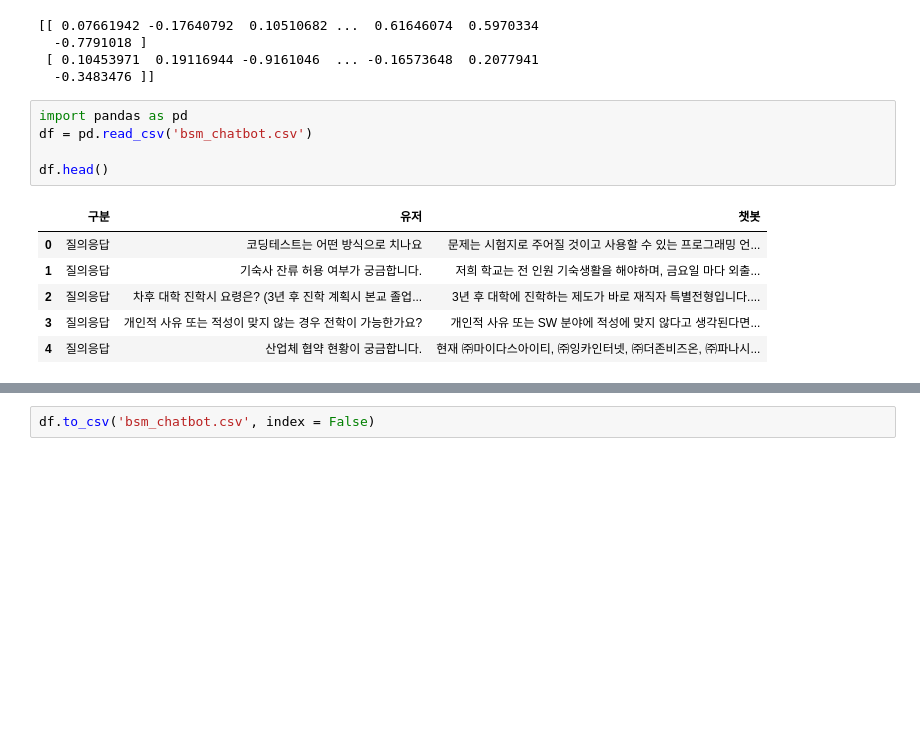
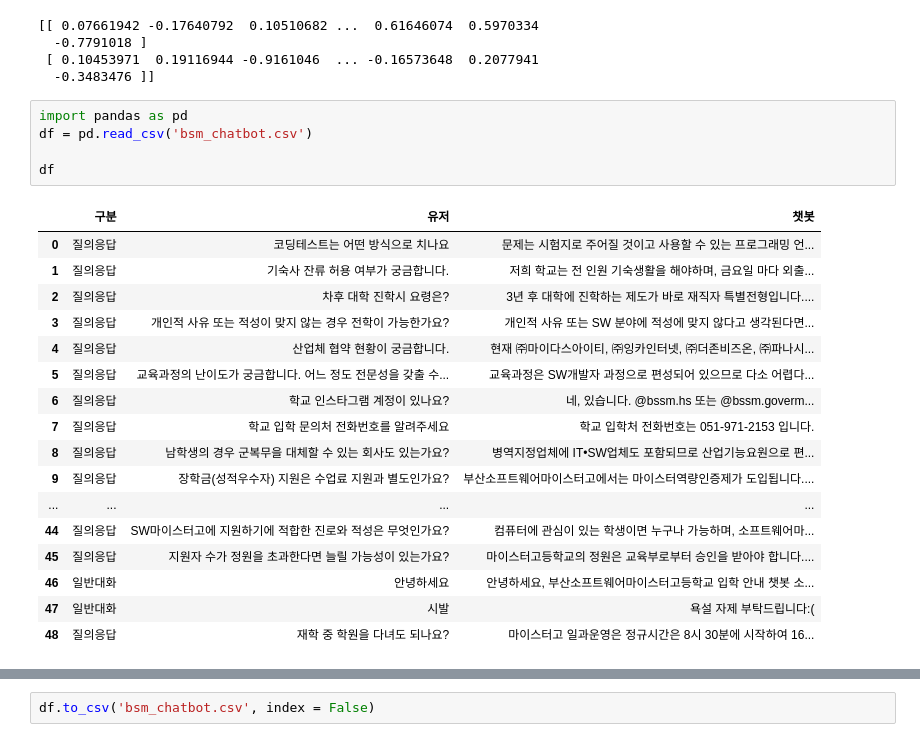
Before and after one commit to azure-553/Information, a Jupyter notebook: day1.ipynb, the cells around one changed output, grey strips where cells are left out. Saved outputs shown, nothing was run; the diff lists cells and outputs as text; blank space fills up the shorter version.

```diff
--- a/day1.ipynb
+++ b/day1.ipynb
@@ -22,15 +22,26 @@ print(embeddings)
 # %%
 import pandas as pd
 df = pd.read_csv('bsm_chatbot.csv')
 
-df.head()
+df
 # %% [output]
 |  | 구분 | 유저 | 챗봇 |
 | 0 | 질의응답 | 코딩테스트는 어떤 방식으로 치나요 | 문제는 시험지로 주어질 것이고 사용할 수 있는 프로그래밍 언... |
 | 1 | 질의응답 | 기숙사 잔류 허용 여부가 궁금합니다. | 저희 학교는 전 인원 기숙생활을 해야하며, 금요일 마다 외출... |
-| 2 | 질의응답 | 차후 대학 진학시 요령은? (3년 후 진학 계획시 본교 졸업... | 3년 후 대학에 진학하는 제도가 바로 재직자 특별전형입니다.... |
+| 2 | 질의응답 | 차후 대학 진학시 요령은? | 3년 후 대학에 진학하는 제도가 바로 재직자 특별전형입니다.... |
 | 3 | 질의응답 | 개인적 사유 또는 적성이 맞지 않는 경우 전학이 가능한가요? | 개인적 사유 또는 SW 분야에 적성에 맞지 않다고 생각된다면... |
 | 4 | 질의응답 | 산업체 협약 현황이 궁금합니다. | 현재 ㈜마이다스아이티, ㈜잉카인터넷, ㈜더존비즈온, ㈜파나시... |
+| 5 | 질의응답 | 교육과정의 난이도가 궁금합니다. 어느 정도 전문성을 갖출 수... | 교육과정은 SW개발자 과정으로 편성되어 있으므로 다소 어렵다... |
+| 6 | 질의응답 | 학교 인스타그램 계정이 있나요? | 네, 있습니다. @bssm.hs 또는 @bssm.goverm... |
+| 7 | 질의응답 | 학교 입학 문의처 전화번호를 알려주세요 | 학교 입학처 전화번호는 051-971-2153 입니다. |
+| 8 | 질의응답 | 남학생의 경우 군복무을 대체할 수 있는 회사도 있는가요? | 병역지정업체에 IT•SW업체도 포함되므로 산업기능요원으로 편... |
+| 9 | 질의응답 | 장학금(성적우수자) 지원은 수업료 지원과 별도인가요? | 부산소프트웨어마이스터고에서는 마이스터역량인증제가 도입됩니다.... |
+| ... | ... | ... | ... |
+| 44 | 질의응답 | SW마이스터고에 지원하기에 적합한 진로와 적성은 무엇인가요? | 컴퓨터에 관심이 있는 학생이면 누구나 가능하며, 소프트웨어마... |
+| 45 | 질의응답 | 지원자 수가 정원을 초과한다면 늘릴 가능성이 있는가요? | 마이스터고등학교의 정원은 교육부로부터 승인을 받아야 합니다.... |
+| 46 | 일반대화 | 안녕하세요 | 안녕하세요, 부산소프트웨어마이스터고등학교 입학 안내 챗봇 소... |
+| 47 | 일반대화 | 시발 | 욕설 자제 부탁드립니다:( |
+| 48 | 질의응답 | 재학 중 학원을 다녀도 되나요? | 마이스터고 일과운영은 정규시간은 8시 30분에 시작하여 16... |
 # %%
 df['embedding'] = df['유저'].map(lambda x: list (model.encode (x) ) )
 df.head()
```
Also changed, not shown: parts of 4 cells of this notebook, 2 other files.
